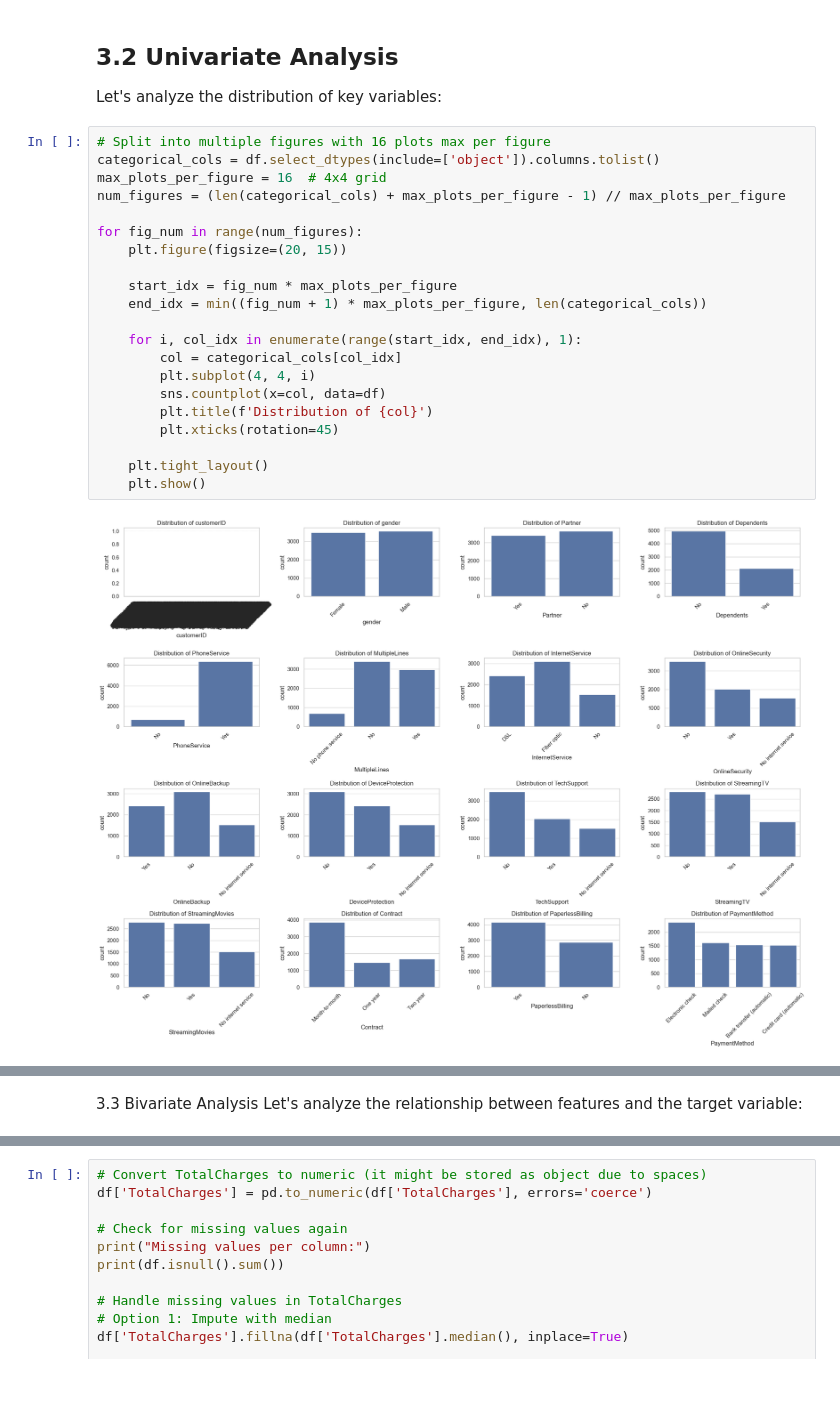
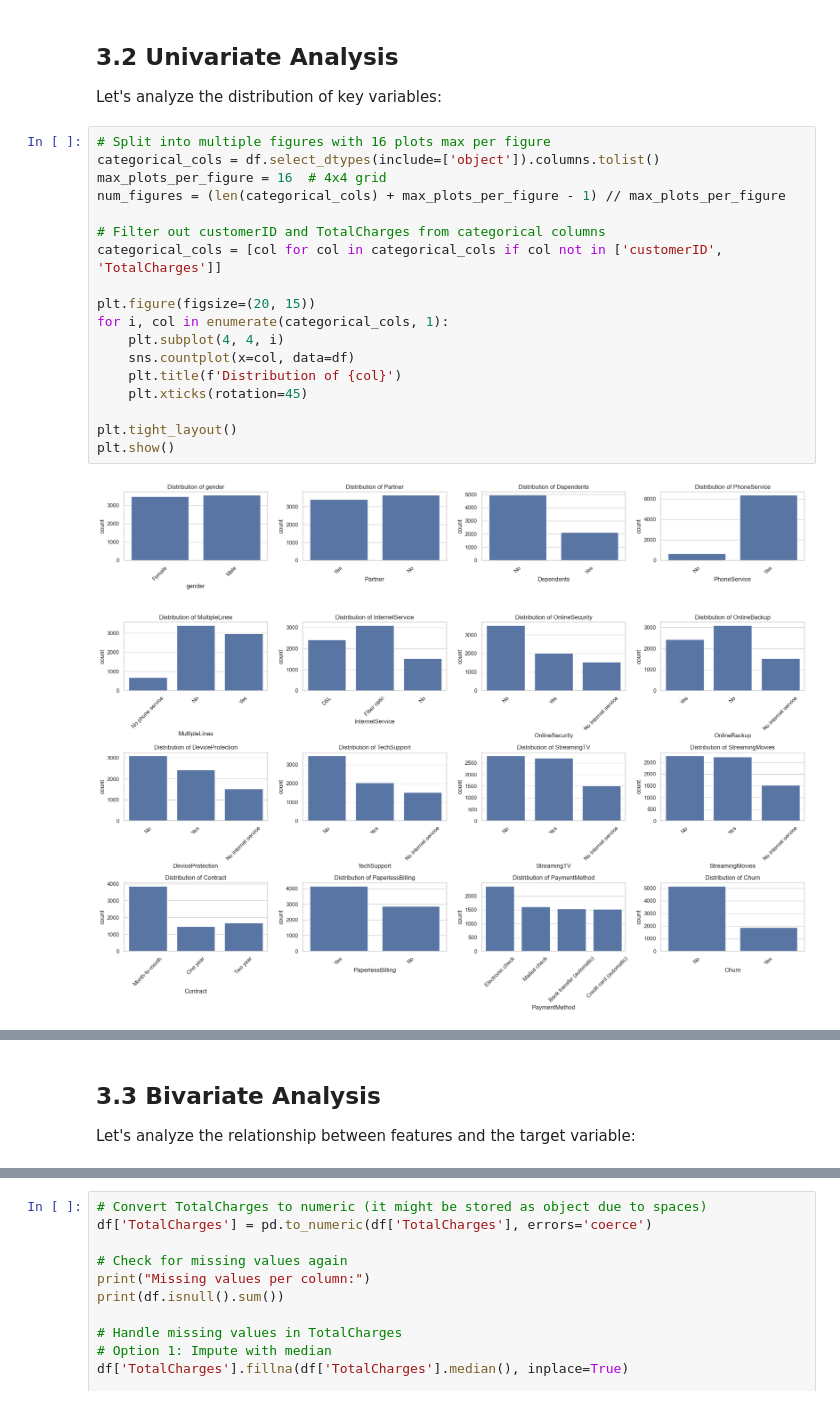
Before and after one commit to itxtx/customer_churn_prediction, a Jupyter notebook: customer_churn_analysis.ipynb, the cells around one changed output, grey strips where cells are left out. Saved outputs shown, nothing was run; the diff lists cells and outputs as text.

```diff
--- a/customer_churn_analysis.ipynb
+++ b/customer_churn_analysis.ipynb
@@ -95,23 +95,20 @@ Let's analyze the distribution of key variables:
 # %%
 # Split into multiple figures with 16 plots max per figure
 categorical_cols = df.select_dtypes(include=['object']).columns.tolist()
 max_plots_per_figure = 16  # 4x4 grid
 num_figures = (len(categorical_cols) + max_plots_per_figure - 1) // max_plots_per_figure
 
-for fig_num in range(num_figures):
-    plt.figure(figsize=(20, 15))
+# Filter out customerID and TotalCharges from categorical columns
+categorical_cols = [col for col in categorical_cols if col not in ['customerID', 'TotalCharges']]
 
-    start_idx = fig_num * max_plots_per_figure
-    end_idx = min((fig_num + 1) * max_plots_per_figure, len(categorical_cols))
+plt.figure(figsize=(20, 15))
+for i, col in enumerate(categorical_cols, 1):
+    plt.subplot(4, 4, i)
+    sns.countplot(x=col, data=df)
+    plt.title(f'Distribution of {col}')
+    plt.xticks(rotation=45)
 
-    for i, col_idx in enumerate(range(start_idx, end_idx), 1):
-        col = categorical_cols[col_idx]
-        plt.subplot(4, 4, i)
-        sns.countplot(x=col, data=df)
-        plt.title(f'Distribution of {col}')
-        plt.xticks(rotation=45)
-
-    plt.tight_layout()
-    plt.show()
+plt.tight_layout()
+plt.show()
 # %% [output]
-[figure, old version]
+[figure, new version]
@@ -119,5 +115,5 @@ for fig_num in range(num_figures):
 # %% [markdown]
-3.3 Bivariate Analysis
+## 3.3 Bivariate Analysis
 Let's analyze the relationship between features and the target variable:
 # %%
 # Create a copy of the DataFrame for visualization purposes
```
Also changed, not shown: parts of 24 cells of this notebook, 1 other file.
